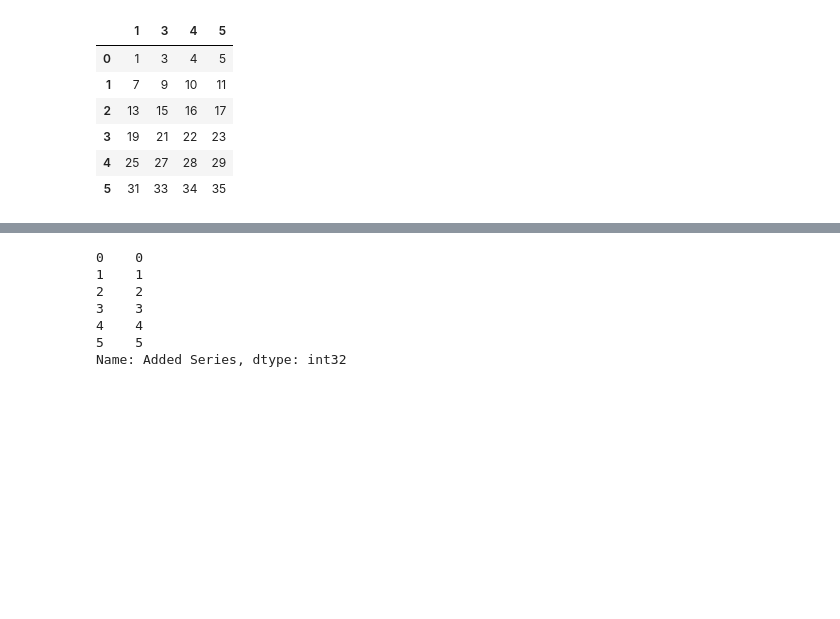
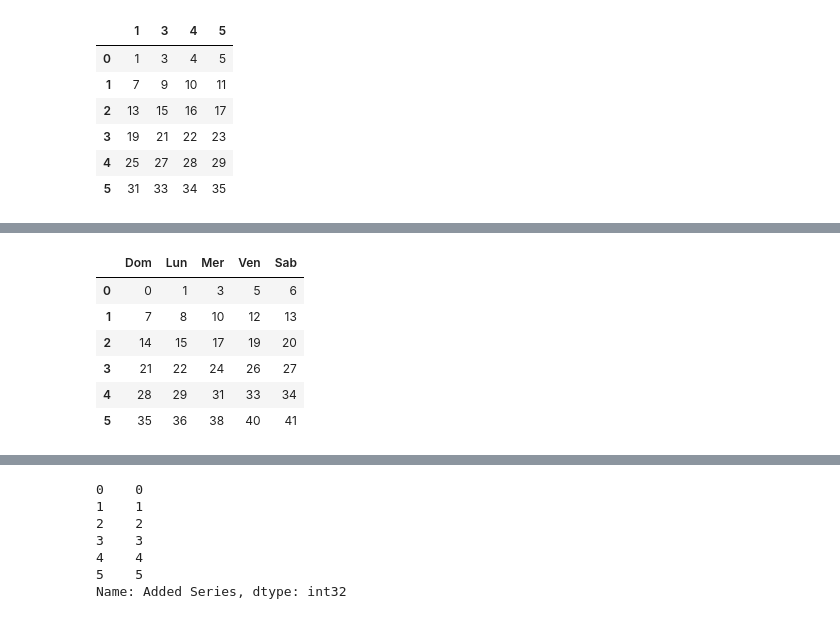
Before and after one commit to ferromauro/data_science_lessons, a Jupyter notebook: Lesson_02_Gestire_Duplicati_Concatenare_Dati.ipynb, the cells around one changed output, grey strips where cells are left out. Cells and saved outputs as stored; diff of their text form; code cells hidden in the pictures; blank space fills up the shorter version.

```diff
--- a/Lesson_02_Gestire_Duplicati_Concatenare_Dati.ipynb
+++ b/Lesson_02_Gestire_Duplicati_Concatenare_Dati.ipynb
@@ -142,0 +162,11 @@ DF.drop([0,2], axis=1)
+# %%
+# Per la gioia dei lavoratori andiamo a rimuovere due giornate dalla settimana lavorativa...
+DF_day.drop(["Mar", "Gio"], axis=1)
+# %% [output]
+|  | Dom | Lun | Mer | Ven | Sab |
+| 0 | 0 | 1 | 3 | 5 | 6 |
+| 1 | 7 | 8 | 10 | 12 | 13 |
+| 2 | 14 | 15 | 17 | 19 | 20 |
+| 3 | 21 | 22 | 24 | 26 | 27 |
+| 4 | 28 | 29 | 31 | 33 | 34 |
+| 5 | 35 | 36 | 38 | 40 | 41 |
```
Also changed, not shown: parts of 28 cells of this notebook, 5 other files.
